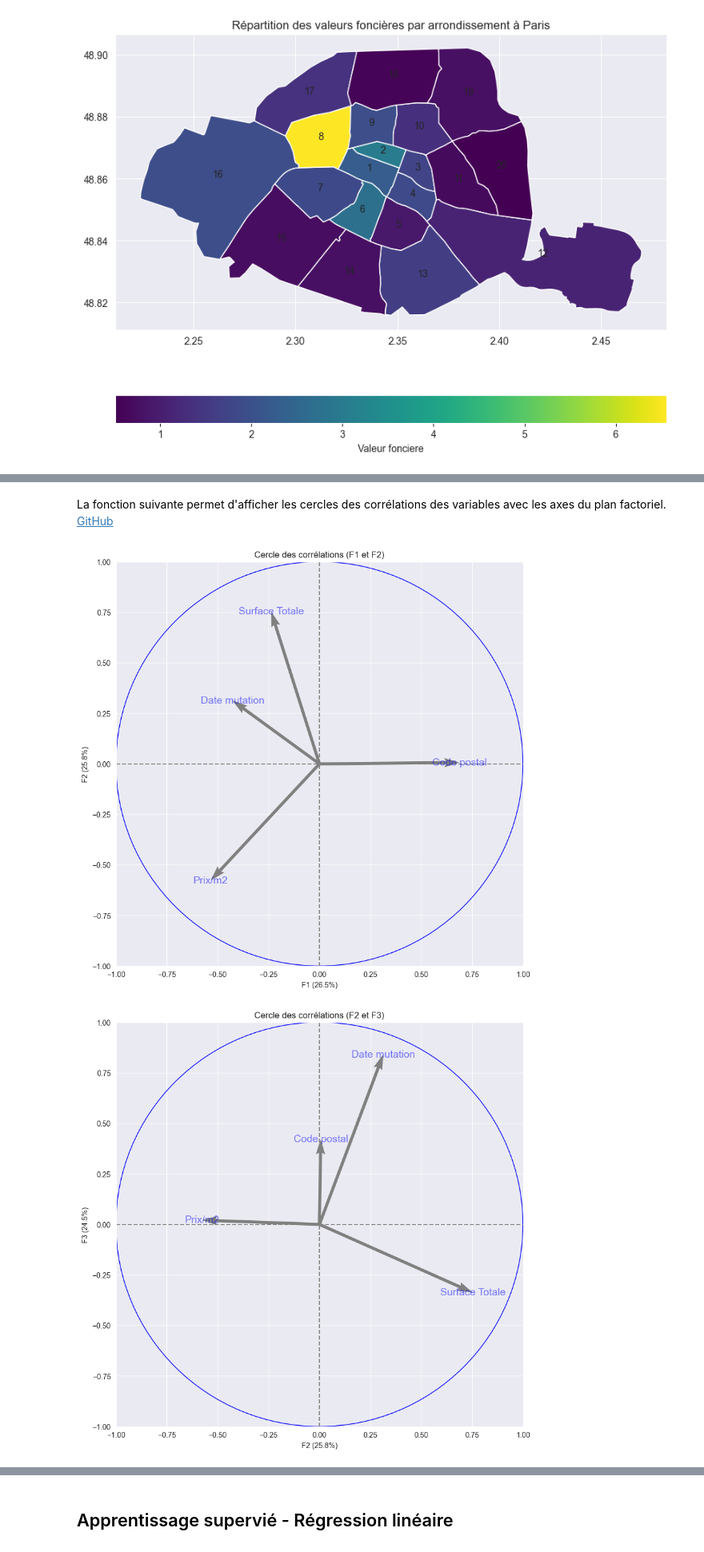
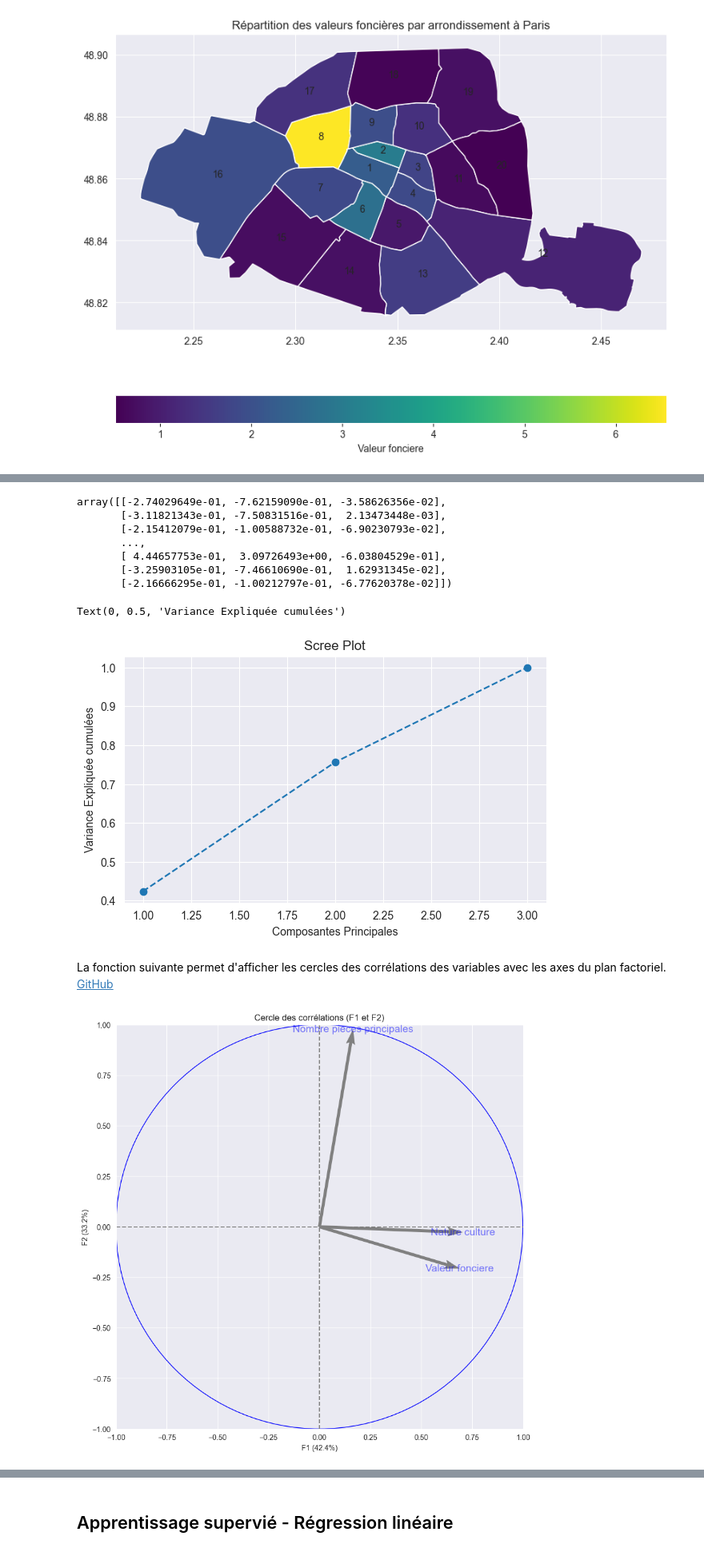
Before and after one commit to Skrinox/Analyses_des_Donnees_DVF, a Jupyter notebook: Analyses_DVF.ipynb, the cells around one changed output, grey strips where cells are left out. Shown at 80% size. Saved outputs shown, nothing was run; the diff lists cells and outputs as text; code cells hidden in the pictures.

```diff
--- a/Analyses_DVF.ipynb
+++ b/Analyses_DVF.ipynb
@@ -682,0 +621,6 @@ On observe que le coude est à 5 clusters. On va donc choisir 5 clusters pour no
+# %%
+inerties = []
+for i in range(1, 21):
+    model = KMeans(n_clusters=i, init='k-means++')
+    model.fit(scaled_data)
+    inerties.append(model.inertia_)
@@ -685,4 +639,4 @@ On observe que le coude est à 5 clusters. On va donc choisir 5 clusters pour no
 # %%
-model = KMeans(5, init='k-means++')
-model.fit(df1_cleaned_scaled)
+model = KMeans(4, init='k-means++')
+model.fit(scaled_data)
 # %% [output]
@@ -742,0 +670,13 @@ projected = pca.transform(df1_cleaned_scaled)
+# %%
+pca = PCA(n_components=3)
+pca.fit(scaled_data)
+df_pca = pca.transform(scaled_data)
+df_pca
+# %% [output]
+array([[-2.74029649e-01, -7.62159090e-01, -3.58626356e-02],
+       [-3.11821343e-01, -7.50831516e-01,  2.13473448e-03],
+       [-2.15412079e-01, -1.00588732e-01, -6.90230793e-02],
+       ...,
+       [ 4.44657753e-01,  3.09726493e+00, -6.03804529e-01],
+       [-3.25903105e-01, -7.46610690e-01,  1.62931345e-02],
+       [-2.16666295e-01, -1.00212797e-01, -6.77620378e-02]])
@@ -743,3 +685,16 @@ projected = pca.transform(df1_cleaned_scaled)
+# %%
+plt.figure(figsize=(15, 4))
+plt.subplot(1, 2, 1)
+plt.plot(range(1, len(explained_variance) + 1), explained_variance.cumsum(), marker='o', linestyle='--')
+plt.title('Scree Plot')
+plt.xlabel('Composantes Principales')
+plt.ylabel('Variance Expliquée cumulées')
+# %% [output]
+Text(0, 0.5, 'Variance Expliquée cumulées')
+[figure, added]
+# %%
+pca = PCA(n_components=2).fit(scaled_data)
+projected = pca.transform(scaled_data)
 # %% [markdown]
 La fonction suivante permet d'afficher les cercles des corrélations des variables avec les axes du plan factoriel. [GitHub](https://github.com/formasys/clustering/blob/main/crime_usa.ipynb)
 # %%
@@ -795,8 +750,7 @@ def display_circles(pcs, n_comp, pca, axis_ranks, labels=None, label_rotation=0,
 
             plt.show(block=False)
 # %%
-display_circles(pca.components_, 3, pca, [(0,1), (1,2), (2,3)], labels=np.array(df1_cleaned_scaled.columns))
+display_circles(pca.components_, 2, pca, [(0,1)], labels=np.array(scaled_data.columns), label_rotation=0)
 # %% [output]
-[figure, old version]
+[figure, new version]
-[figure, removed]
 # %%
```
Also changed, not shown: parts of 54 cells of this notebook.
